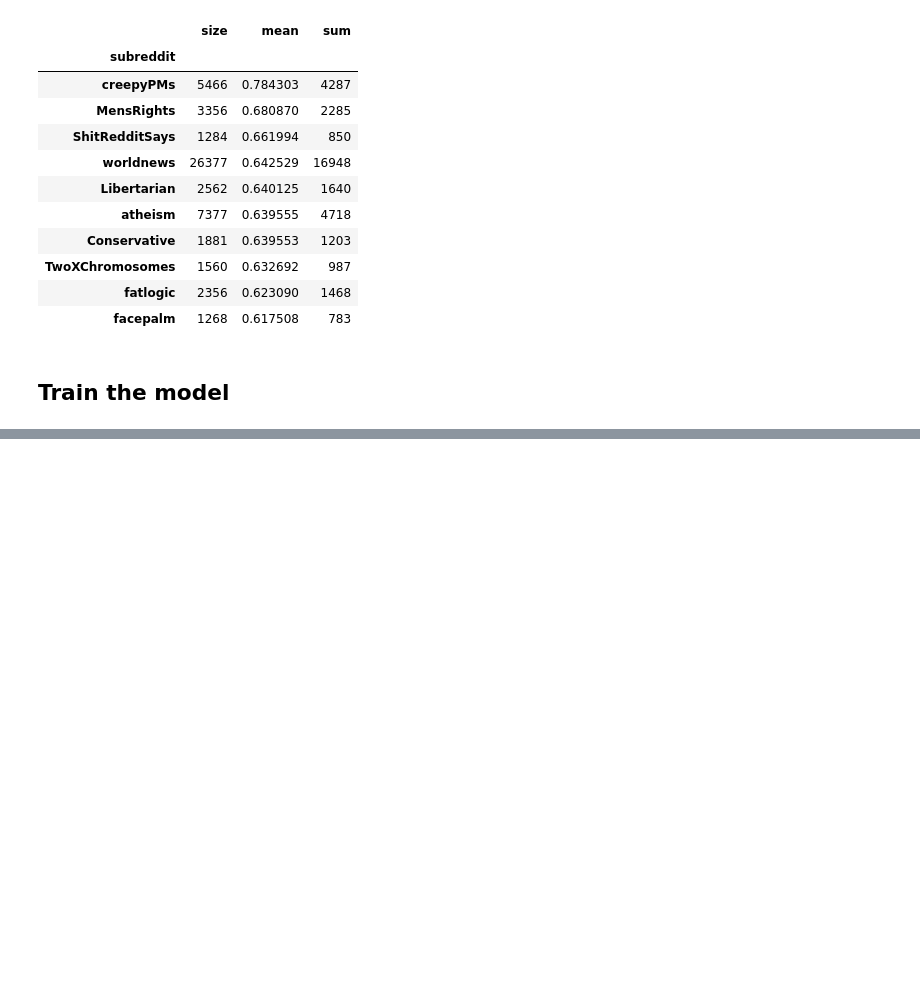
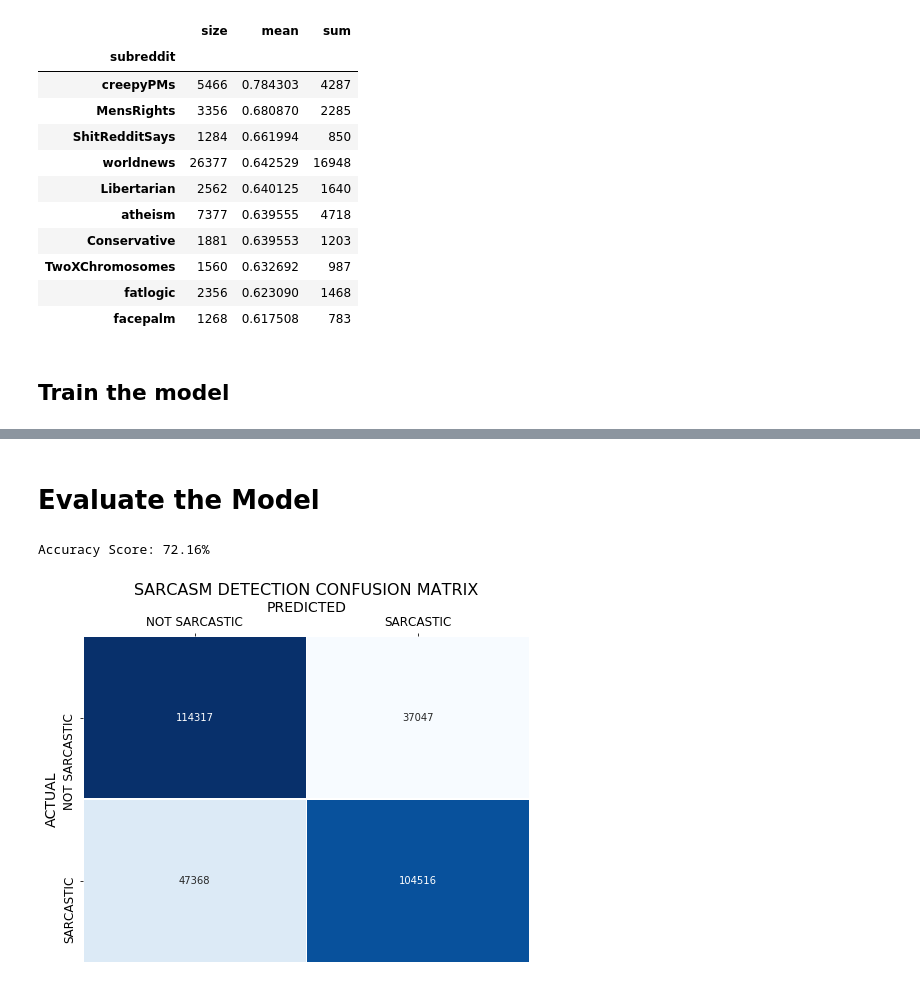
Before and after one commit to valazeinali/Natural-Language-Processing-, a Jupyter notebook: SarcasmDetection.ipynb, the cells around one changed output, grey strips where cells are left out. Cells and saved outputs as stored; diff of their text form; code cells hidden in the pictures; blank space fills up the shorter version.

```diff
--- a/SarcasmDetection.ipynb
+++ b/SarcasmDetection.ipynb
@@ -373,0 +382,5 @@ sub_df[sub_df['size'] > 1000].sort_values(by='mean', ascending=False).head(10)
+# %%
+grid = GridSearchCV(estimator=model,param_grid=parameters,verbose=2,n_jobs=-1, cv=3, refit=True)
+# %%
+%%time
+grid.fit(X_train,y_train)
@@ -373,0 +410,5 @@ sub_df[sub_df['size'] > 1000].sort_values(by='mean', ascending=False).head(10)
+# %%
+%%time
+chosen_model = Pipeline([('tfidf',TfidfVectorizer(min_df=2, ngram_range=(1,2),use_idf=True)),
+                    ('logit',LogisticRegression(solver='lbfgs', max_iter=3000))])
+chosen_model.fit(X_train,y_train)
@@ -373,0 +418,23 @@ sub_df[sub_df['size'] > 1000].sort_values(by='mean', ascending=False).head(10)
+# %% [markdown]
+# Evaluate the Model
+# %%
+chosen_model.fit(X_train,y_train)
+predictions = chosen_model.predict(X_test)
+print('Accuracy Score: {:.2%}'.format(accuracy_score(y_test,predictions)),'\n')
+# %% [output]
+Accuracy Score: 72.16%
+# %%
+# Plot Confusion Matrix
+
+cm = pd.DataFrame(confusion_matrix(y_test,predictions), index=['NOT SARCASTIC','SARCASTIC'],columns=['NOT SARCASTIC','SARCASTIC'])
+
+fig = plt.figure(figsize=(8,6))
+ax = sns.heatmap(cm,annot=True,cbar=False, cmap='Blues',linewidths=0.5,fmt='.0f')
+ax.set_title('SARCASM DETECTION CONFUSION MATRIX',fontsize=16,y=1.25)
+ax.set_ylabel('ACTUAL',fontsize=14)
+ax.set_xlabel('PREDICTED',fontsize=14)
+ax.xaxis.set_ticks_position('top')
+ax.xaxis.set_label_position('top')
+ax.tick_params(labelsize=12)
+# %% [output]
+[figure, added]
```
Also changed, not shown: parts of 18 cells of this notebook.
